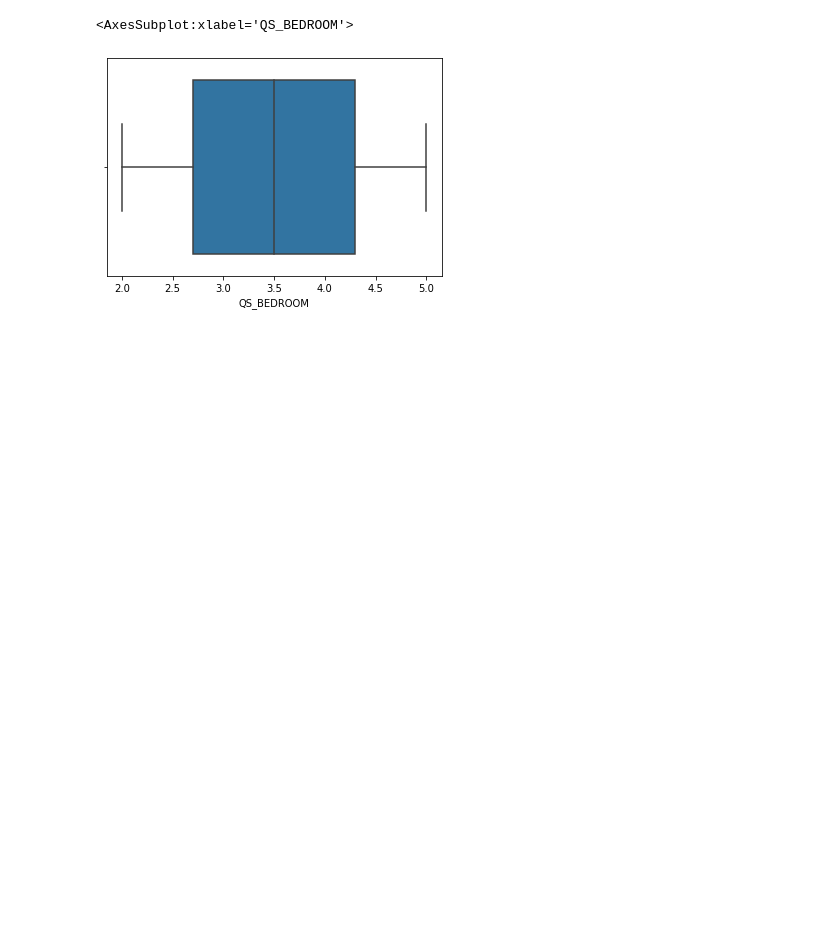
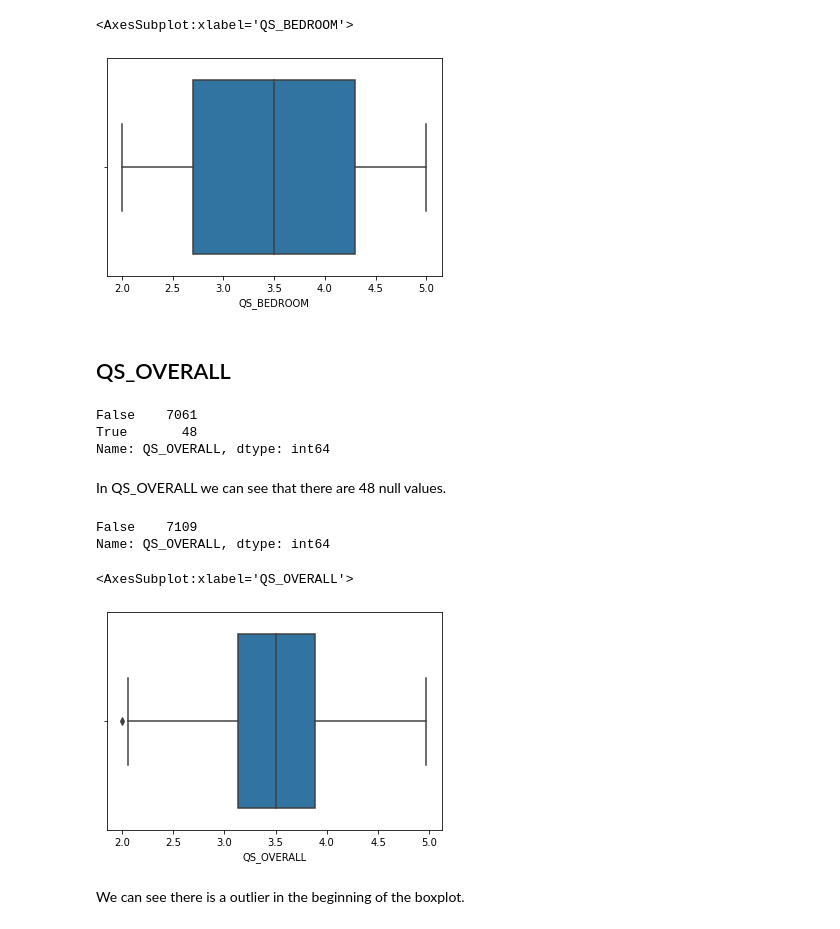
Before and after one commit to Harish-aditya/House-price-prediction, a Jupyter notebook: House price prediction.ipynb, the cells around one changed output. Drawn from its saved outputs; the diff is of its cells as text; code cells hidden in the pictures; blank space fills up the shorter version.

```diff
--- a/House price prediction.ipynb
+++ b/House price prediction.ipynb
@@ -565,3 +565,27 @@ sns.boxplot(df['QS_BEDROOM'])
 # %% [output]
 <AxesSubplot:xlabel='QS_BEDROOM'>
 [figure]
+# %% [markdown]
+## QS_OVERALL
+# %%
+df['QS_OVERALL'].isnull().value_counts()
+# %% [output]
+False    7061
+True       48
+Name: QS_OVERALL, dtype: int64
+# %% [markdown]
+In QS_OVERALL we can see that there are 48 null values.
+# %%
+df['QS_OVERALL']=df['QS_OVERALL'].fillna(df.groupby('SALE_COND')['QS_OVERALL'].transform('median'))
+# %%
+df['QS_OVERALL'].isnull().value_counts()
+# %% [output]
+False    7109
+Name: QS_OVERALL, dtype: int64
+# %%
+sns.boxplot(df['QS_OVERALL'])
+# %% [output]
+<AxesSubplot:xlabel='QS_OVERALL'>
+[figure, added]
+# %% [markdown]
+We can see there is a outlier in the beginning of the boxplot.
```
Also changed, not shown: parts of 33 cells of this notebook.
